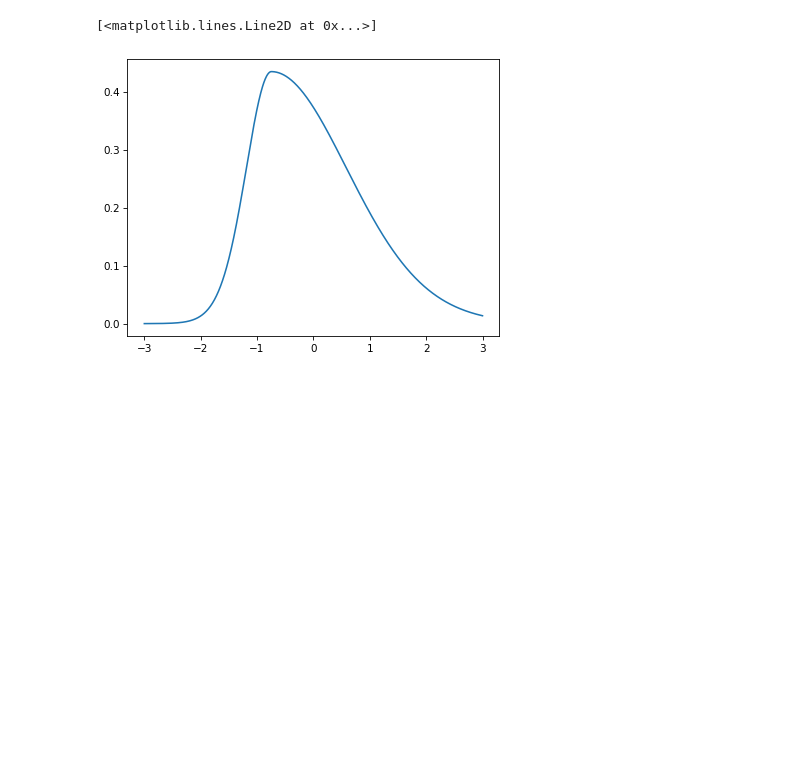
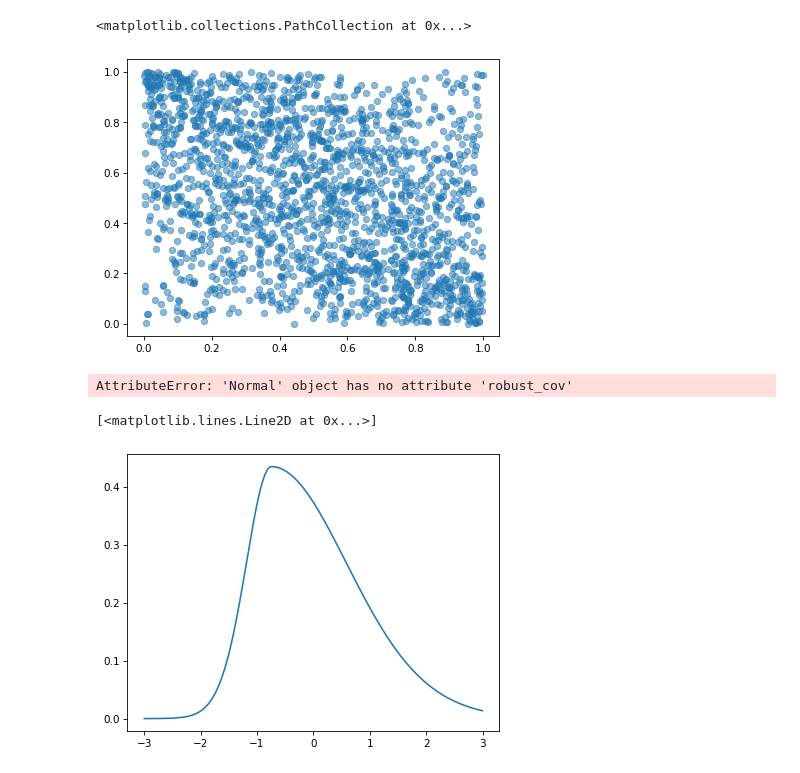
Before and after one commit to sorensenj50/Copula-Package, a Jupyter notebook: Notebook.ipynb, the cells around one changed output. Drawn from its saved outputs; the diff is of its cells as text; code cells hidden in the pictures; blank space fills up the shorter version.

```diff
--- a/Notebook.ipynb
+++ b/Notebook.ipynb
@@ -46,0 +41,8 @@ plt.scatter(u1_sim, u2_sim)
+# %%
+u1, u2 = copula.simulate(n = 2_000)
+
+f, ax = plt.subplots()
+ax.scatter(u1, u2, alpha = 0.5)
+# %% [output]
+<matplotlib.collections.PathCollection at 0x...>
+[figure, added]
@@ -46,0 +56,5 @@ plt.scatter(u1_sim, u2_sim)
+# %%
+copula = bivariate.Normal()
+print(copula.summary())
+# %% [output]
+AttributeError: 'Normal' object has no attribute 'robust_cov'
```
Also changed, not shown: parts of 11 cells of this notebook, 4 other files.
